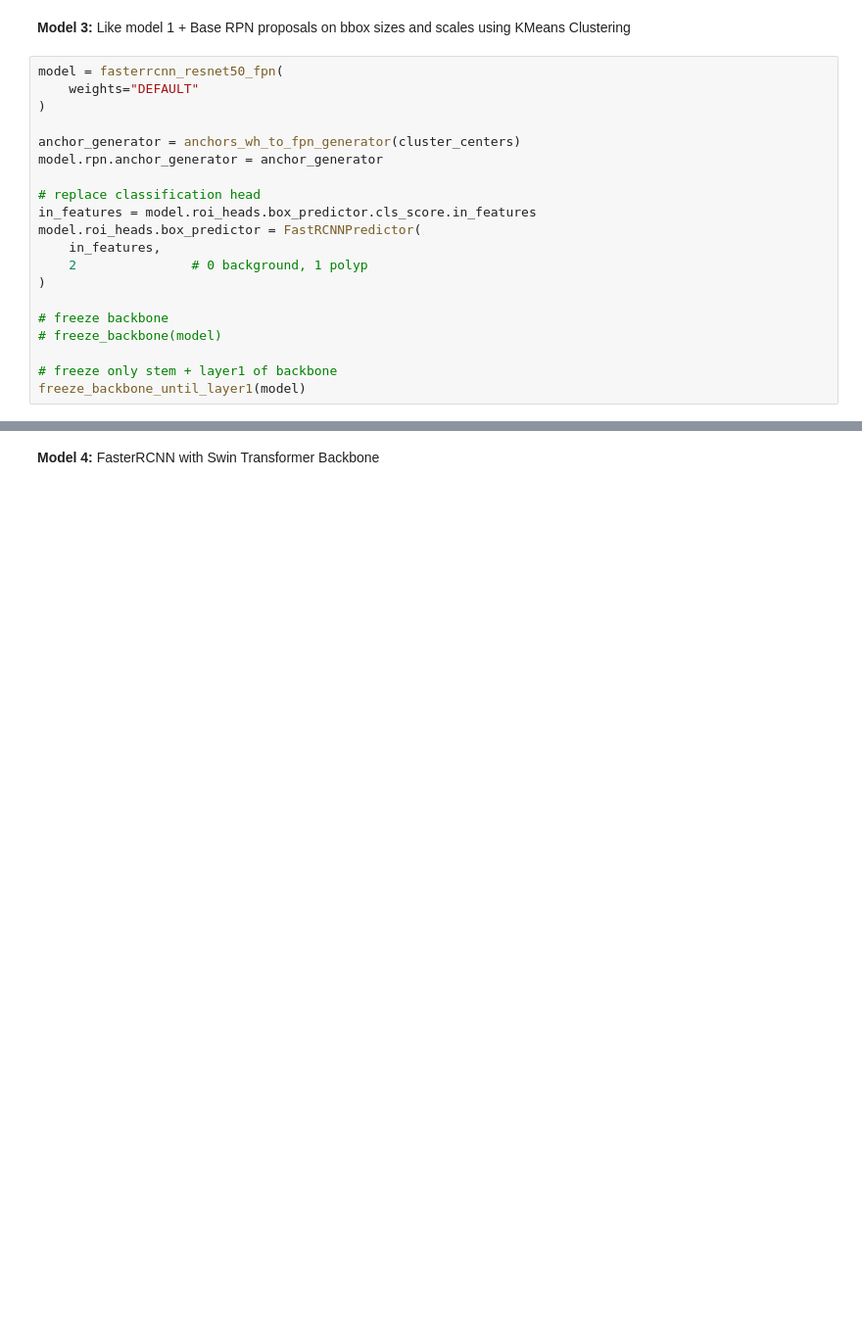
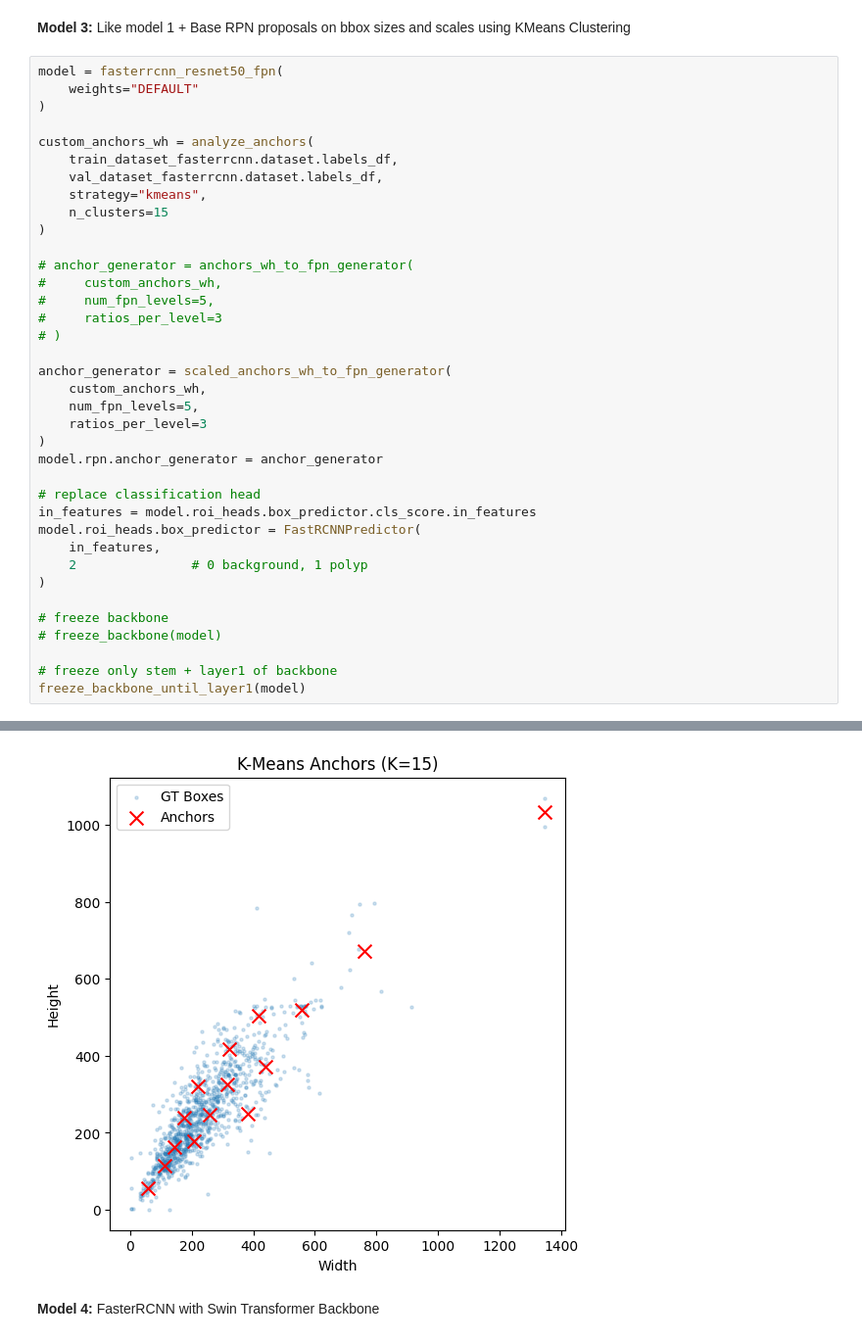
Before and after one commit to niklas-kessler/dl-med-img, a Jupyter notebook: Experiments.ipynb, the cells around one changed output, grey strips where cells are left out. Shown at 98% size. Drawn from its saved outputs; the diff is of its cells as text; blank space fills up the shorter version.

Commit message:
Anchor Generator that considers anchors scales

```diff
--- a/Experiments.ipynb
+++ b/Experiments.ipynb
@@ -1105,7 +1161,24 @@ model = fasterrcnn_resnet50_fpn(
     weights="DEFAULT"
 )
 
-anchor_generator = anchors_wh_to_fpn_generator(cluster_centers)
+custom_anchors_wh = analyze_anchors(
+    train_dataset_fasterrcnn.dataset.labels_df,
+    val_dataset_fasterrcnn.dataset.labels_df,
+    strategy="kmeans",
+    n_clusters=15
+)
+
+# anchor_generator = anchors_wh_to_fpn_generator(
+#     custom_anchors_wh,
+#     num_fpn_levels=5,
+#     ratios_per_level=3
+# )
+
+anchor_generator = scaled_anchors_wh_to_fpn_generator(
+    custom_anchors_wh,
+    num_fpn_levels=5,
+    ratios_per_level=3
+)
 model.rpn.anchor_generator = anchor_generator
 
 # replace classification head
@@ -1120,3 +1193,4 @@ model.roi_heads.box_predictor = FastRCNNPredictor(
 
 # freeze only stem + layer1 of backbone
 freeze_backbone_until_layer1(model)
+# %% [output]
@@ -1123,3 +1200,4 @@ freeze_backbone_until_layer1(model)
+[figure, added]
 # %% [markdown]
 **Model 4:** FasterRCNN with Swin Transformer Backbone
 # %%
```
Also changed, not shown: parts of 17 cells of this notebook.
